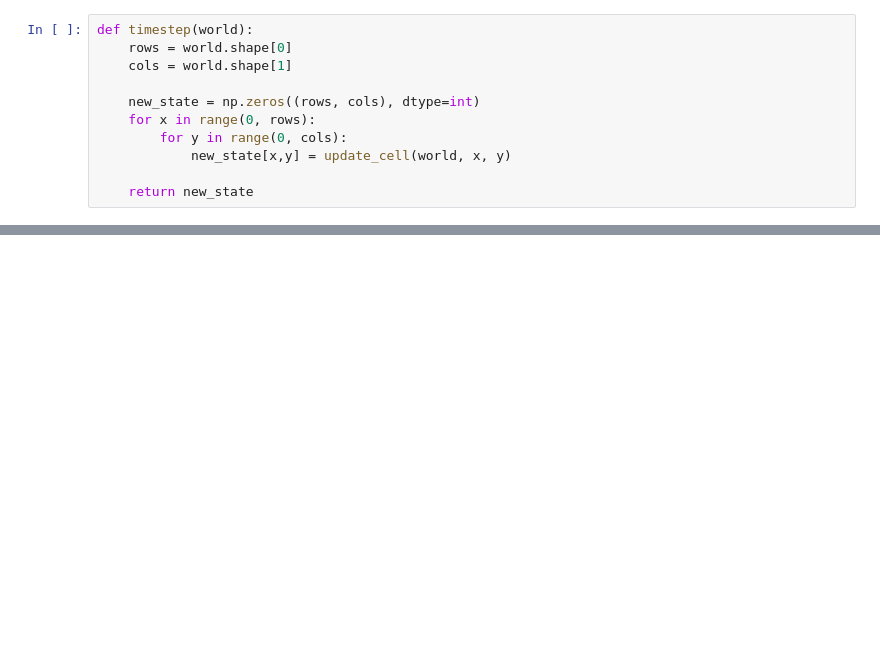
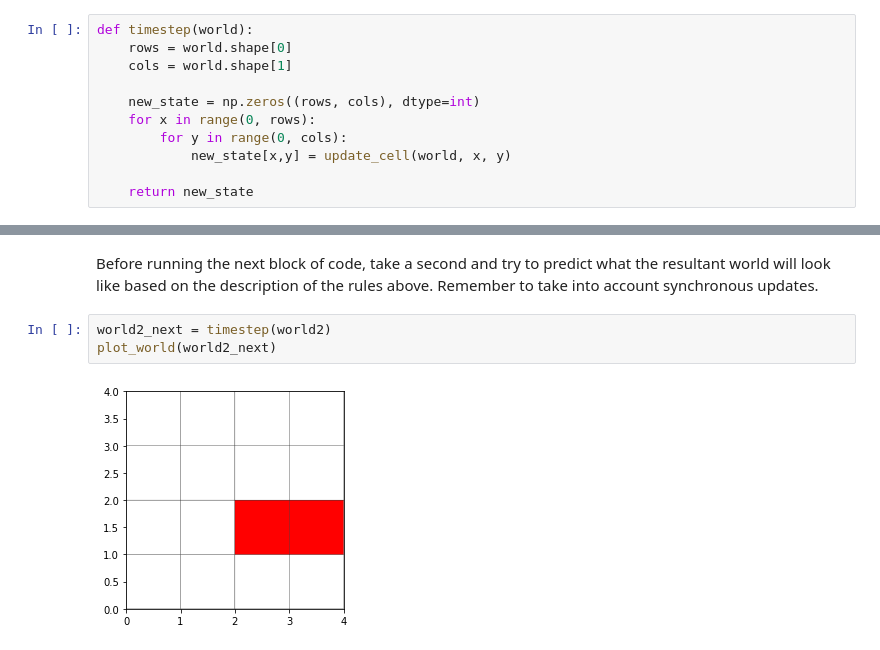
Before and after one commit to bglowniak/GameOfLifeTutorial, a Jupyter notebook: notebooks/part1--ca_intro.ipynb, the cells around one changed output, grey strips where cells are left out. Saved outputs shown, nothing was run; the diff lists cells and outputs as text; blank space fills up the shorter version.

```diff
--- a/notebooks/part1--ca_intro.ipynb
+++ b/notebooks/part1--ca_intro.ipynb
@@ -185,0 +168,7 @@ density plots, phase space?, transition diagrams?, cobweb plots?
+# %% [markdown]
+Before running the next block of code, take a second and try to predict what the resultant world will look like based on the description of the rules above. Remember to take into account synchronous updates.
+# %%
+world2_next = timestep(world2)
+plot_world(world2_next)
+# %% [output]
+[figure, added]
```
Also changed, not shown: parts of 19 cells of this notebook, 2 other files.
